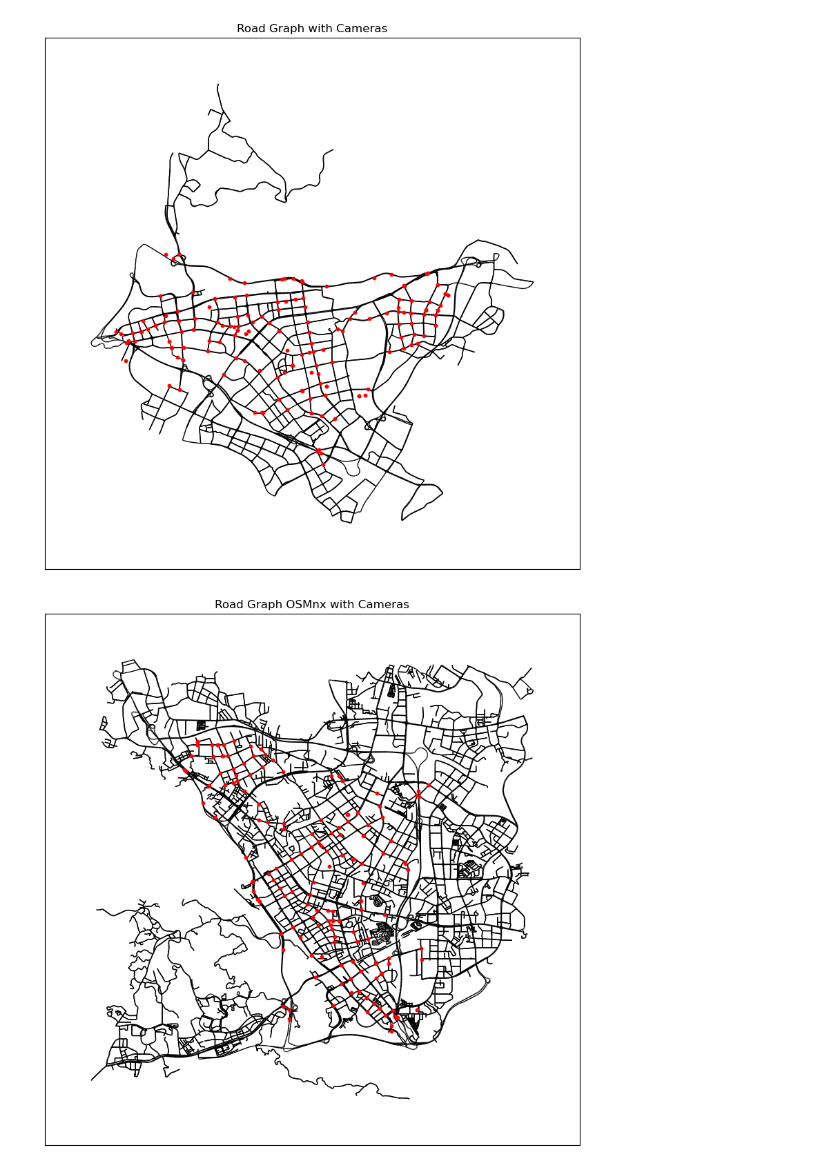
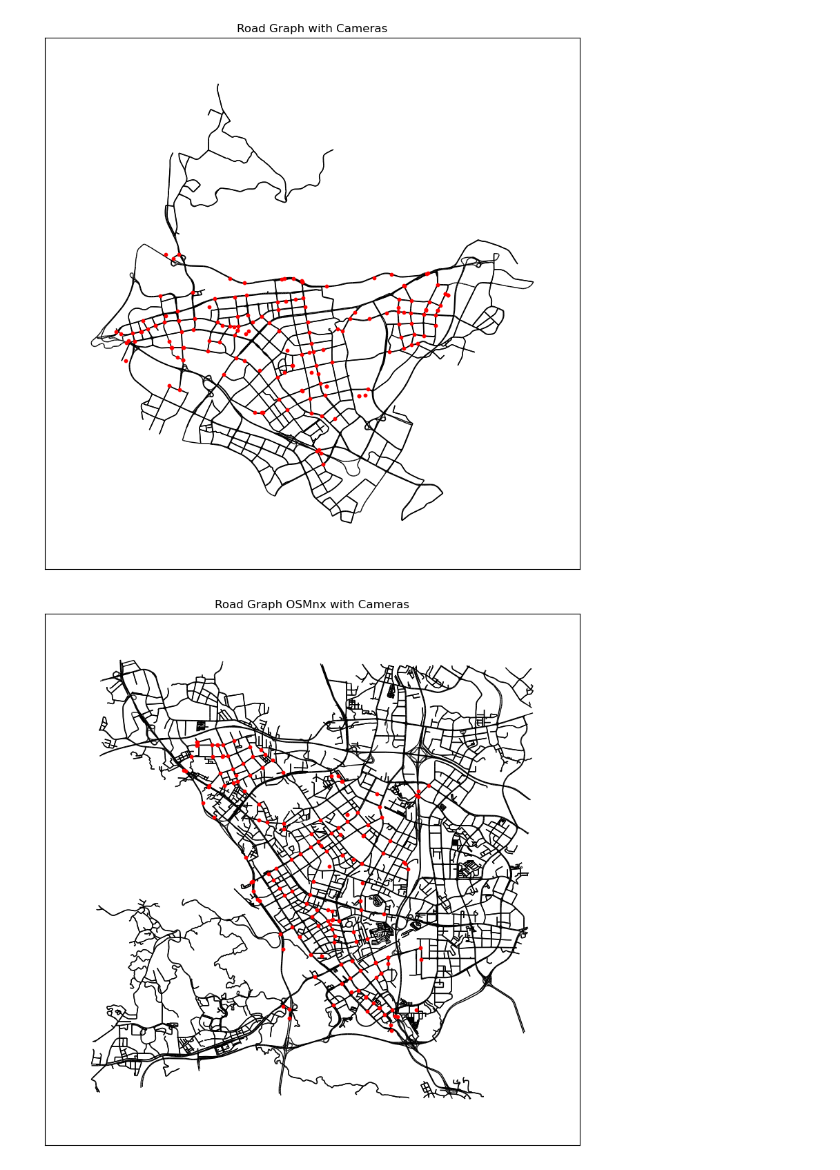
Before and after one commit to manuelck99/bachelors-thesis, a Jupyter notebook: preprocessing/cameras.ipynb, the cells around one changed output. Drawn from its saved outputs; the diff is of its cells as text; code cells hidden in the pictures.

```diff
--- a/preprocessing/cameras.ipynb
+++ b/preprocessing/cameras.ipynb
@@ -85,39 +85,39 @@ with open(f"{data_path}/road_graph_cameras.pickle", mode="wb") as file:
     pickle.dump(cameras_dict, file)
 # %%
 ## Load OSMnx road graph
-road_graph_ox = ox.load_graphml(filepath=f"{data_path}/road_graph_ox_nsl_sc.xml")
-# road_graph_ox = ox.load_graphml(filepath=f"{data_path}/road_graph_ox_sim_nsl_sc.xml")
+road_graph_ox = ox.load_graphml(filepath=f"{data_path}/road_graph_ox_nsl.xml")
+# road_graph_ox = ox.load_graphml(filepath=f"{data_path}/road_graph_ox_sim_con_nsl_sc.xml")
 road_graph_ox = ox.project_graph(road_graph_ox, to_crs=utils.EPSG_32650)
 
 ## Project camera coordinates
 for camera in cameras:
     x, y = camera["x"], camera["y"]
     proj_gps = utils.xy_to_epsg4326(np.array([[x, y]]))
     proj_gps = utils.epsg4326_to_epsg32650(proj_gps)
     lon, lat = proj_gps[0, 0], proj_gps[0, 1]
     camera["x"] = lon
     camera["y"] = lat
 
 camera_coordinates = np.array([[camera["x"], camera["y"]] for camera in cameras])
 
 ## Draw cameras on road graph
 pos = {node: (road_graph_ox.nodes[node]["x"], road_graph_ox.nodes[node]["y"]) for node in road_graph_ox.nodes()}
 
 fig, ax = plt.subplots(1, 1, figsize=(10, 10))
 nx.draw_networkx_edges(
     road_graph_ox,
     pos,
     arrows=False,
     ax=ax
 )
 ax.scatter(camera_coordinates[:, 0], camera_coordinates[:, 1], s=10, c="red")
 ax.set_title("Road Graph OSMnx with Cameras")
 
-plt.savefig(f"{data_path}/road_graph_ox_nsl_sc_cam.svg")
-# plt.savefig(f"{data_path}/road_graph_ox_sim_nsl_sc_cam.svg")
+plt.savefig(f"{data_path}/road_graph_ox_nsl_cameras.svg")
+# plt.savefig(f"{data_path}/road_graph_ox_sim_con_nsl_sc_cameras.svg")
 plt.show()
 # %% [output]
-[figure, old version]
+[figure, new version]
 # %%
 ## Match cameras to nearest node
 nodes = [{"node_id": node, "x": road_graph_ox.nodes[node]["x"], "y": road_graph_ox.nodes[node]["y"]} for node in
```
Also changed, not shown: parts of 3 cells of this notebook, 4 other files.
